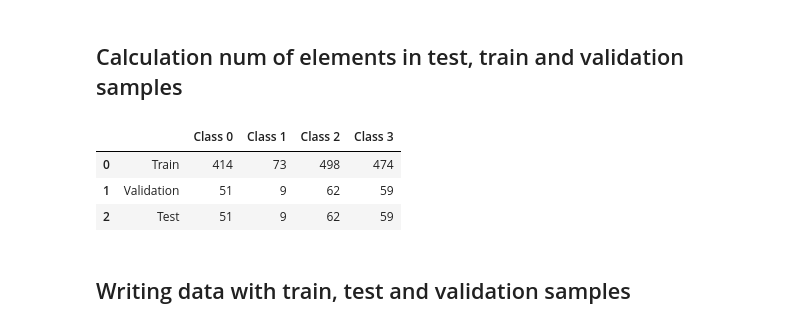
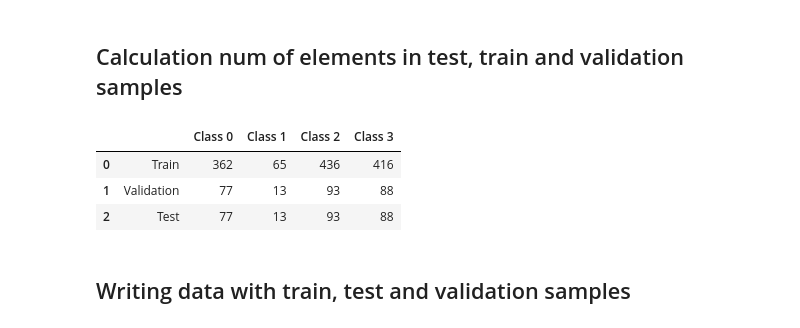
Before and after one commit to ArtemAvanesov/Roonyx-Labs, a Jupyter notebook: 5_colab.ipynb, the cells around one changed output. Drawn from its saved outputs; the diff is of its cells as text; code cells hidden in the pictures.

```diff
--- a/5_colab.ipynb
+++ b/5_colab.ipynb
@@ -89,33 +89,33 @@ indices_classes = [indices_class_0, indices_class_1, indices_class_2, indices_cl
 # %%
 import pandas as pd
 
-percent_validation = 10
-percent_test = 10
+percent_validation = 15
+percent_test = 15
 
 num_test = []
 num_validation = []
 num_train = []
 for i in range(0,4,1):
   num_test.append(int(len(indices_classes[i])*percent_test/100))
   num_validation.append(int(len(indices_classes[i])*percent_validation/100))
   num_train.append(len(indices_classes[i])-num_test[-1] - num_validation[-1])
 
 array_for_pandas = np.transpose([num_train, num_validation, num_test])
 
 df = pd.DataFrame({
      '': ['Train', 'Validation', 'Test'],
      'Class 0': array_for_pandas[0,:],
      'Class 1': array_for_pandas[1,:],
      'Class 2': array_for_pandas[2,:],
      'Class 3': array_for_pandas[3,:]
  })
 
 df
 # %% [output]
 |  |  | Class 0 | Class 1 | Class 2 | Class 3 |
-| 0 | Train | 414 | 73 | 498 | 474 |
-| 1 | Validation | 51 | 9 | 62 | 59 |
-| 2 | Test | 51 | 9 | 62 | 59 |
+| 0 | Train | 362 | 65 | 436 | 416 |
+| 1 | Validation | 77 | 13 | 93 | 88 |
+| 2 | Test | 77 | 13 | 93 | 88 |
 # %% [markdown]
 ## Writing data with train, test and validation samples
 # %%
```
Also changed, not shown: parts of 8 cells of this notebook.
